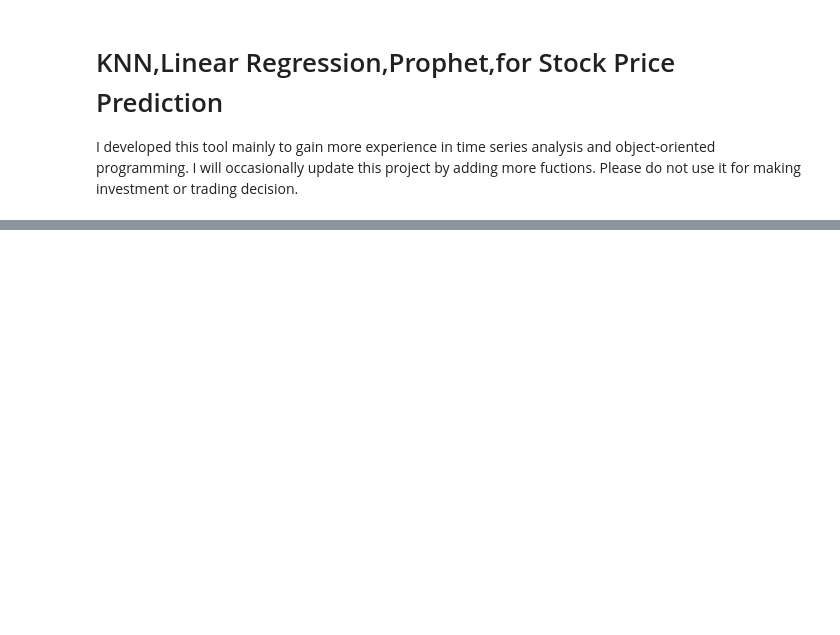
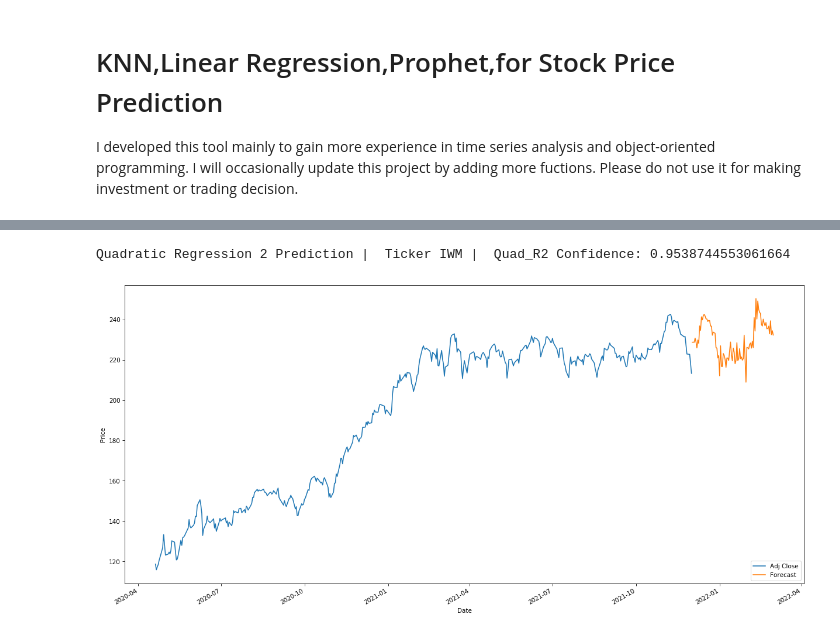
Before and after one commit to SirusAI/KNN-Linear-Regression-Prophet-for-Stock-Prediction, a Jupyter notebook: ML Price Prediction.ipynb, the cells around one changed output, grey strips where cells are left out. Saved outputs shown, nothing was run; the diff lists cells and outputs as text; code cells hidden in the pictures; blank space fills up the shorter version.

```diff
--- a/ML Price Prediction.ipynb
+++ b/ML Price Prediction.ipynb
@@ -26,0 +32,6 @@ test_ticker.prophet_predict(days = 365) # predict the next 365 days stock price
+# %%
+#Predicting price for the next year by applying Quadratic regression, PolynomiaFeatures, degree = 2;
+test_ticker.quad_regression2()
+# %% [output]
+Quadratic Regression 2 Prediction |  Ticker IWM |  Quad_R2 Confidence: 0.9538744553061664
+[figure, added]
```
Also changed, not shown: parts of 8 cells of this notebook.
